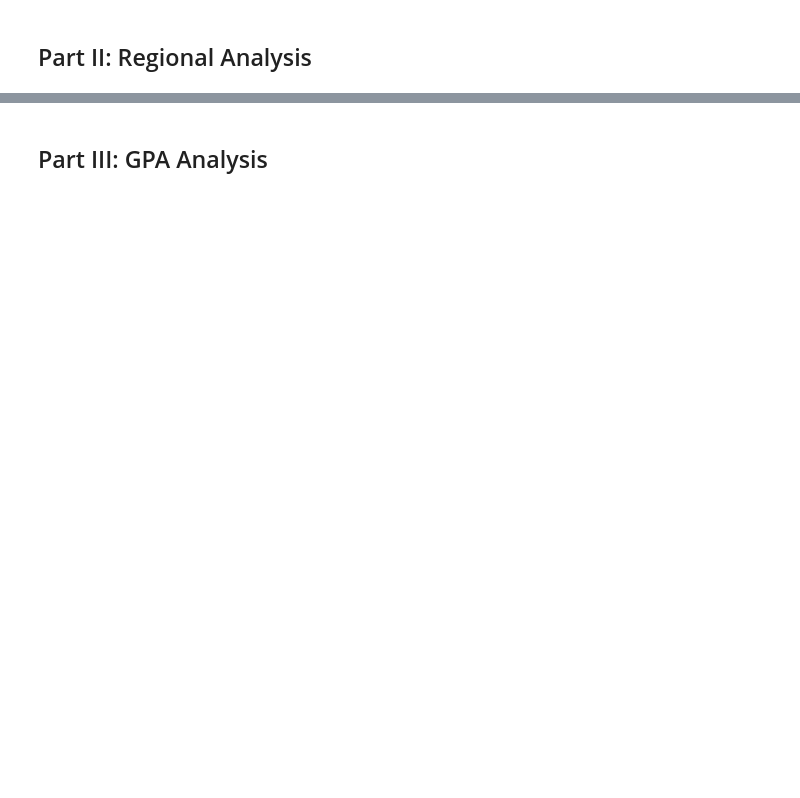
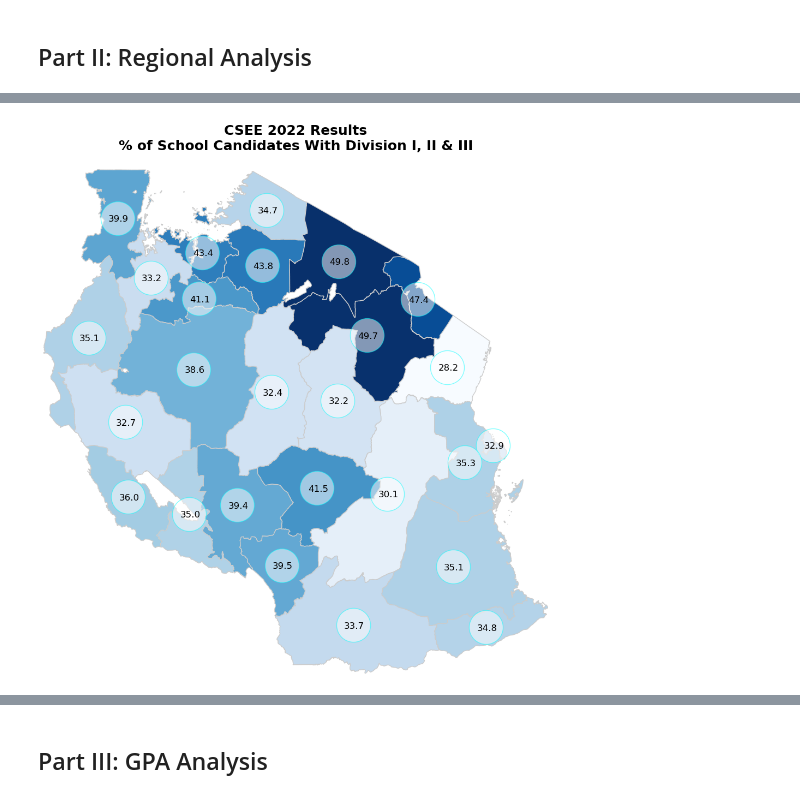
Before and after one commit to gandil/owid_demo, a Jupyter notebook: CSEE2022.ipynb, the cells around one changed output, grey strips where cells are left out. Cells and saved outputs as stored; diff of their text form; code cells hidden in the pictures; blank space fills up the shorter version.

```diff
--- a/CSEE2022.ipynb
+++ b/CSEE2022.ipynb
@@ -242,15 +323,17 @@ tz_results =  tz_results[ ~(tz_results['ADM1_EN'].isin(zenj))].sort_values(by =
 # %%
-base = tz_results.plot(figsize = (10,10), column = 'good_pct', legend = False, cmap = 'Blues',
+base = tz_results.plot(figsize = (12,12), column = 'good_pct', legend = False, cmap = 'Blues',
                 k =5, edgecolor = '#ccc', linewidth = 1,
                  legend_kwds={'label': "% with Division I,II & III",'orientation': "vertical"}) #scheme = 'quantiles',
 tz_results.centre.plot(ax = base, color = 'white', markersize = 2000, alpha = 0.5, edgecolor = 'cyan', lw = 1)
 base.set_axis_off()
 for x,y,value  in zip(tz_results.centre.x, tz_results.centre.y, tz_results.good_pct):
     base.annotate(round(value,1), xy=(x,y), xytext = (-12,-4), textcoords = 'offset points', fontsize = 12)
-plt.title('CSEE 2021 Results\n% of School Candidates With Division I, II & III\n',fontdict = {'fontsize': 18,
+plt.title('CSEE 2022 Results\n% of School Candidates With Division I, II & III\n',fontdict = {'fontsize': 18,
         'fontweight': 'bold',
         'color': 'black',}
         )
 base.margins(0)
 # plt.savefig('good_pct-2021.png', dpi = 300)
+# %% [output]
+[figure, added]
 # %%
```
Also changed, not shown: parts of 23 cells of this notebook, 10 other files.
